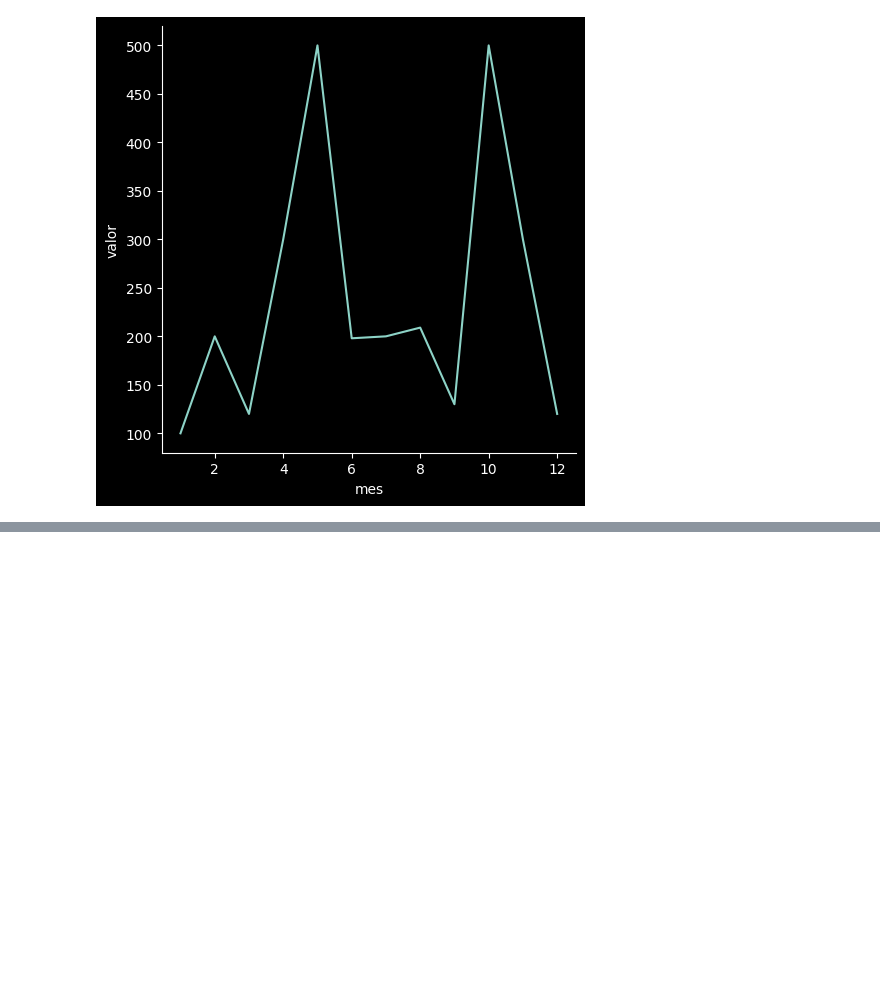
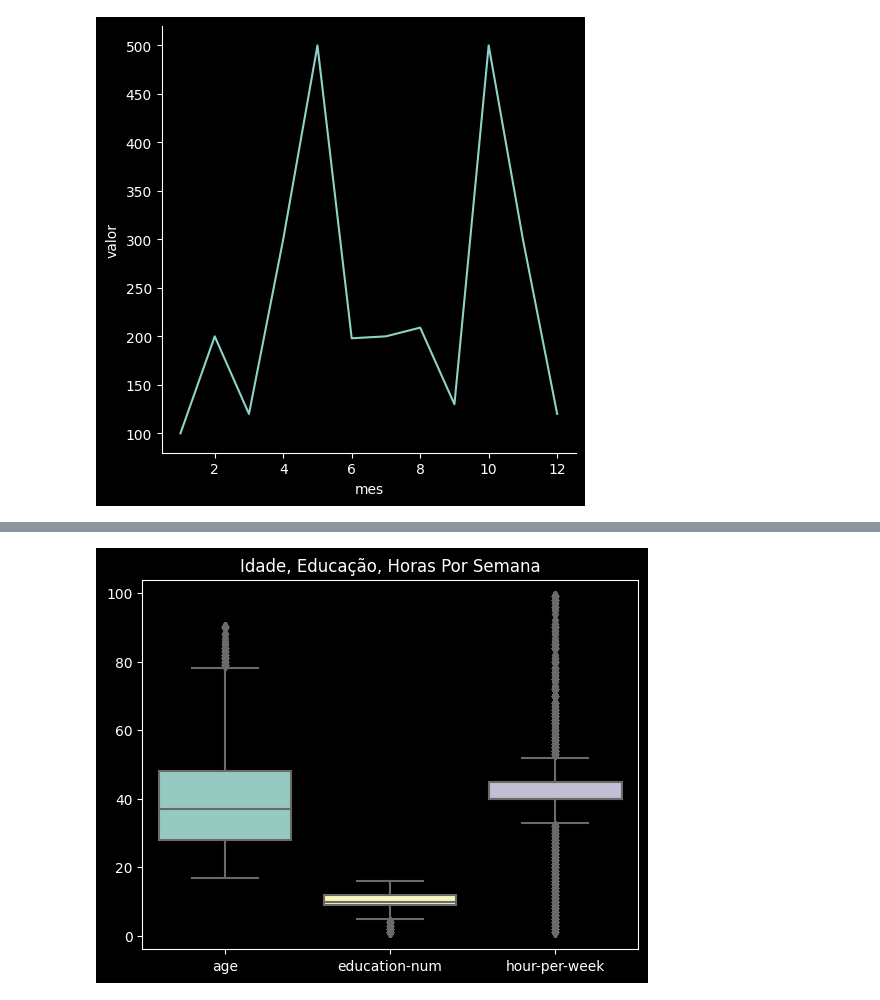
Before and after one commit to Joao-Inacio/Statistics_for-Data_Science, a Jupyter notebook: Visualizacao/Graficos.ipynb, the cells around one changed output, grey strips where cells are left out. Cells and saved outputs as stored; diff of their text form; code cells hidden in the pictures; blank space fills up the shorter version.

```diff
--- a/Visualizacao/Graficos.ipynb
+++ b/Visualizacao/Graficos.ipynb
@@ -91,0 +108,4 @@ sns.relplot(x='mes', y='valor', kind='line', data=vendas_df);
+# %%
+# Selecionado de varias colunas
+ds2 = ds.iloc[:, [0, 4, 12]]
+ds2.head()
@@ -91,0 +119,7 @@ sns.relplot(x='mes', y='valor', kind='line', data=vendas_df);
+# %%
+# Gerando o gráfico
+sns.boxplot(ds2);
+plt.title('Idade, Educação, Horas Por Semana')
+plt.show()
+# %% [output]
+[figure, added]
```
Also changed, not shown: parts of 4 cells of this notebook.
